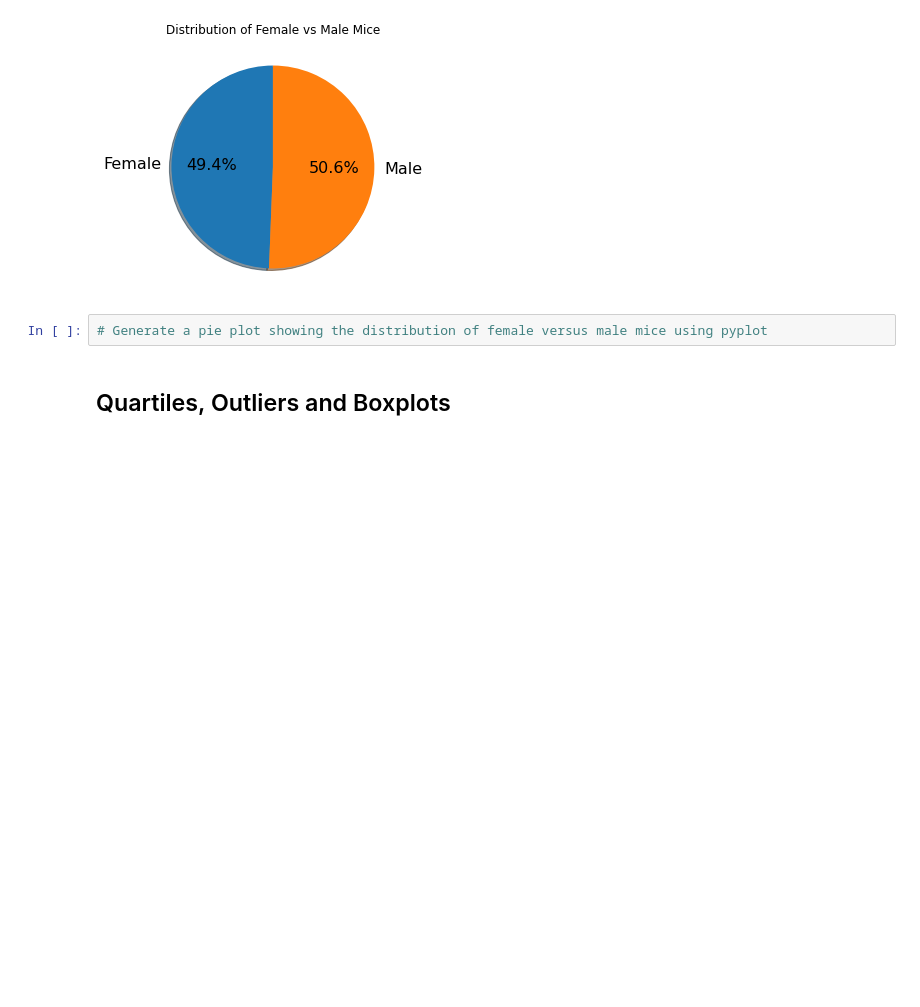
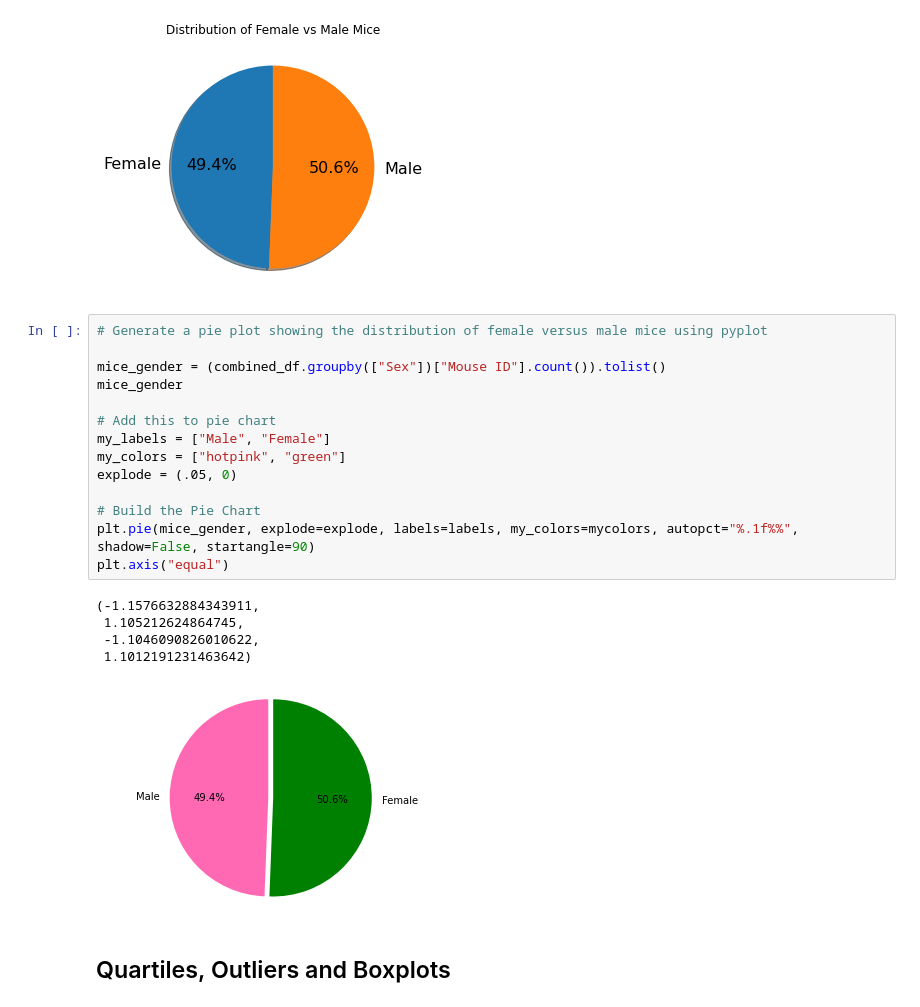
Before and after one commit to KendallMcCroy/Matplotlib-Homework-5, a Jupyter notebook: Pymaceuticals/pymaceuticals_starter.ipynb, the cells around one changed output. Cells and saved outputs as stored; diff of their text form; blank space fills up the shorter version.

Commit message:
Pie chart using Pyplot

```diff
--- a/Pymaceuticals/pymaceuticals_starter.ipynb
+++ b/Pymaceuticals/pymaceuticals_starter.ipynb
@@ -207,8 +208,26 @@ plt.ylabel("")
 # %% [output]
 Text(0, 0.5, '')
 [figure]
-# %%
-# Generate a pie plot showing the distribution of female versus male mice using pyplot
+# %%
+# Generate a pie plot showing the distribution of female versus male mice using pyplot
+
+mice_gender = (combined_df.groupby(["Sex"])["Mouse ID"].count()).tolist()
+mice_gender
+
+# Add this to pie chart
+my_labels = ["Male", "Female"]
+my_colors = ["hotpink", "green"]
+explode = (.05, 0)
+
+# Build the Pie Chart
+plt.pie(mice_gender, explode=explode, labels=labels, my_colors=mycolors, autopct="%.1f%%", shadow=False, startangle=90)
+plt.axis("equal")
+# %% [output]
+(-1.1576632884343911,
+ 1.105212624864745,
+ -1.1046090826010622,
+ 1.1012191231463642)
+[figure, added]
 # %% [markdown]
 ## Quartiles, Outliers and Boxplots
 # %%
```
Also changed, not shown: parts of 1 cell of this notebook.
